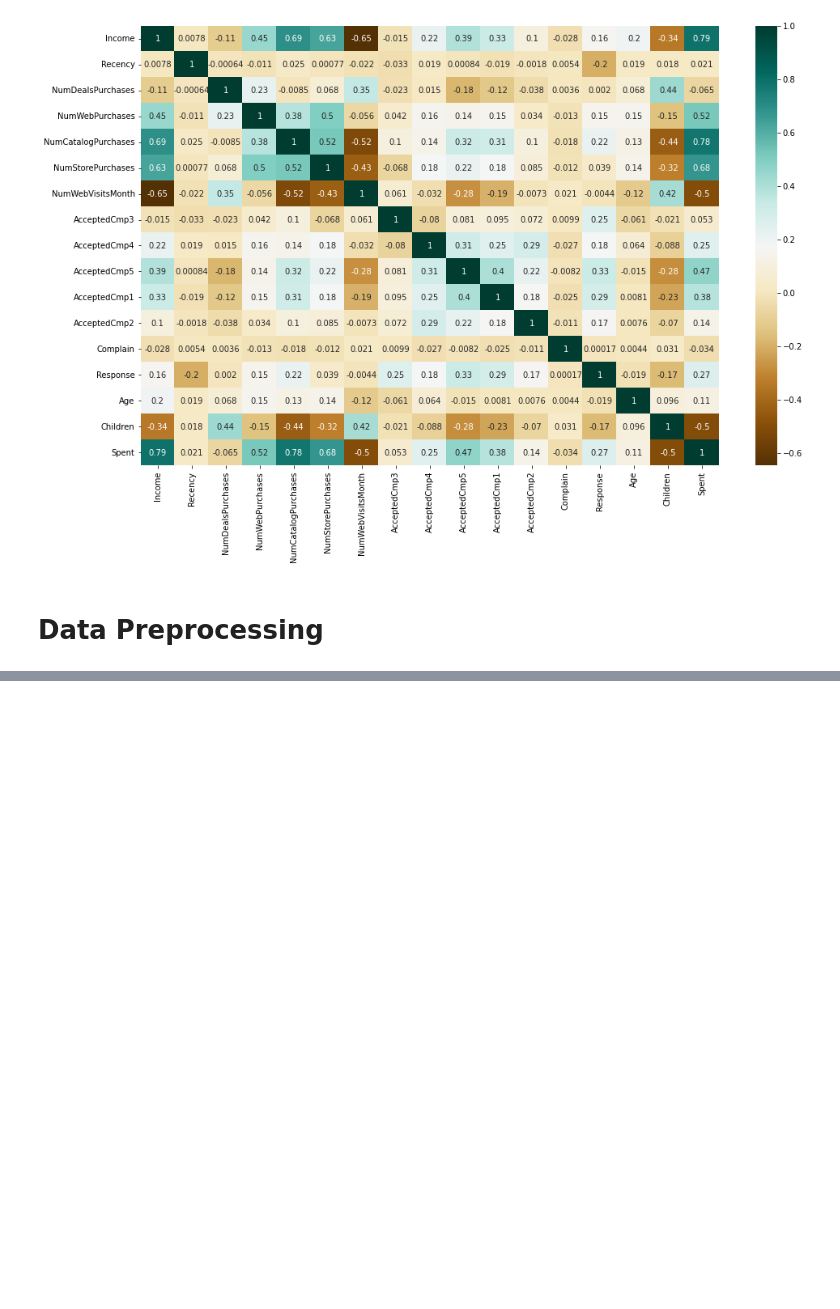
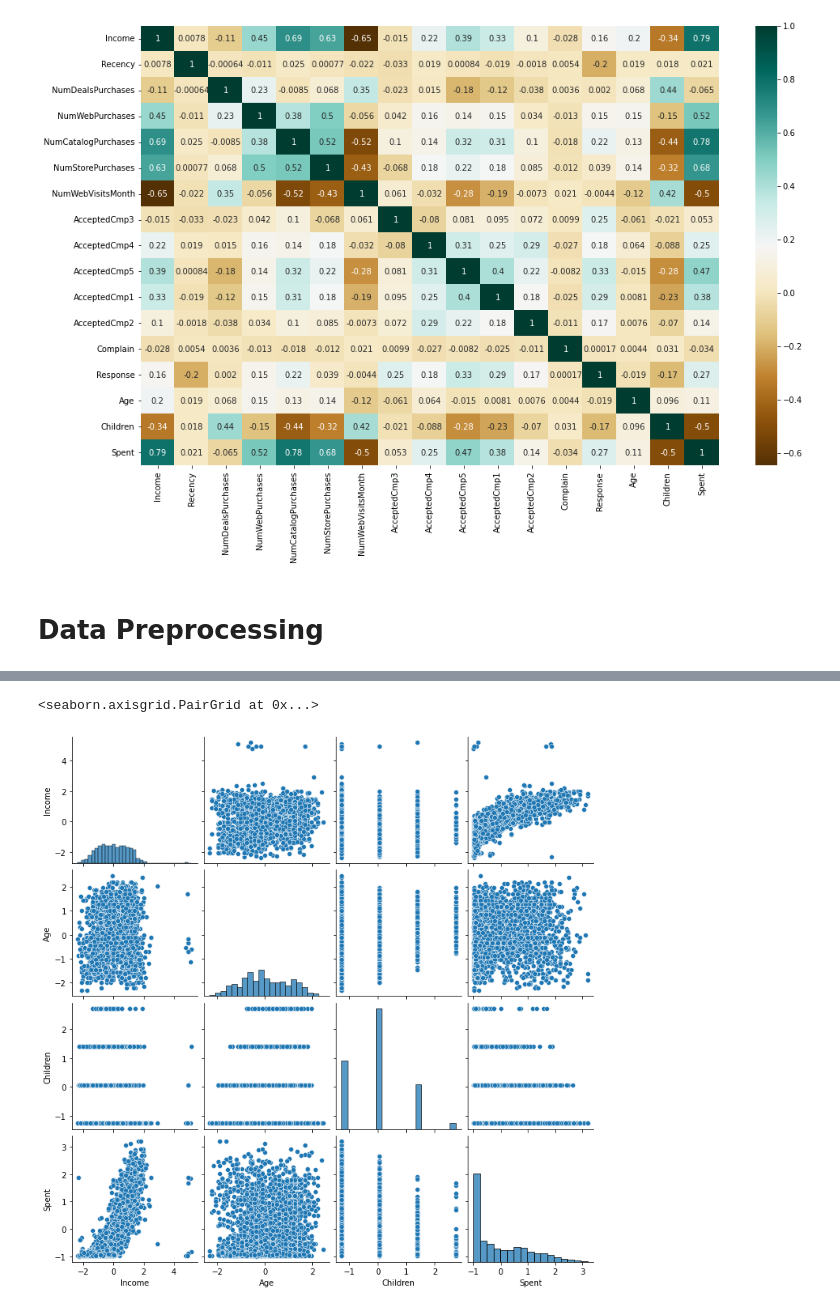
Before and after one commit to tomasz-te/Mini-Projects, a Jupyter notebook: Customer_personality.ipynb, the cells around one changed output, grey strips where cells are left out. Drawn from its saved outputs; the diff is of its cells as text; code cells hidden in the pictures; blank space fills up the shorter version.

```diff
--- a/Customer_personality.ipynb
+++ b/Customer_personality.ipynb
@@ -279,0 +270,8 @@ K-Means Clustering.
+# %%
+# We would like to perform a standarization of data
+
+scaler = StandardScaler()
+scaler.fit(data)
+data = pd.DataFrame(scaler.transform(data),columns= data.columns )
+
+data.head()
@@ -279,0 +285,5 @@ K-Means Clustering.
+# %%
+sns.pairplot(data)
+# %% [output]
+<seaborn.axisgrid.PairGrid at 0x...>
+[figure, added]
```
Also changed, not shown: parts of 7 cells of this notebook.
